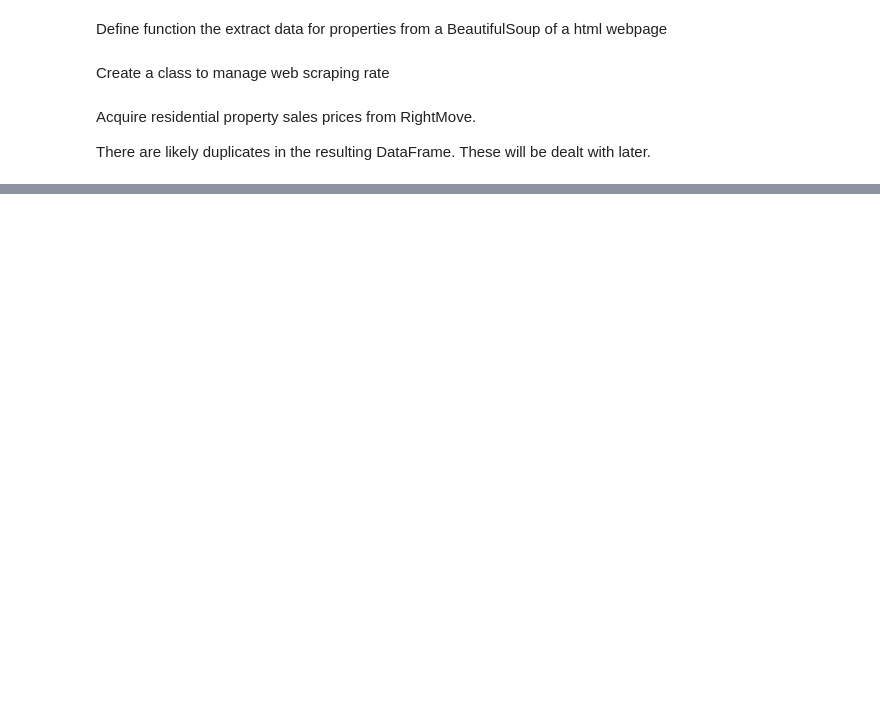
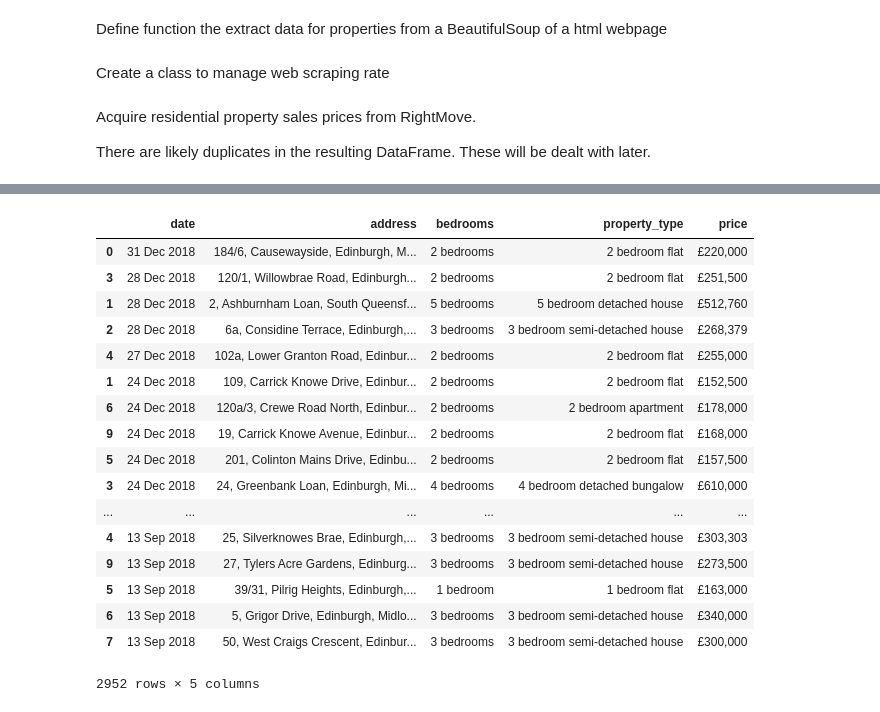
Before and after one commit to sanntann/Coursera_Capstone, a Jupyter notebook: WhereToBuyInEdinburgh.ipynb, the cells around one changed output, grey strips where cells are left out. Drawn from its saved outputs; the diff is of its cells as text; code cells hidden in the pictures; blank space fills up the shorter version.

Commit message:
Ran Property SalePrice WebScraping script

```diff
--- a/WhereToBuyInEdinburgh.ipynb
+++ b/WhereToBuyInEdinburgh.ipynb
@@ -123,7 +125,7 @@ df_property = pd.DataFrame({'date': [],
                            columns=['date', 'address', 'bedrooms', 'property_type', 'price'])
 
 # Use RateManager to avoid overwhelming the website
-rate_manager = RateManager(min_interval=3, max_interval=10)
+rate_manager = RateManager(min_interval=5, max_interval=20)
 max_timeouts = 10
 timeout_count = 0
 
@@ -160,0 +181,21 @@ print('Collected total of {} properties.'.format(df_property.shape[0]))
+# %%
+df_property
+# %% [output]
+|  | date | address | bedrooms | property_type | price |
+| 0 | 31 Dec 2018 | 184/6, Causewayside, Edinburgh, M... | 2 bedrooms | 2 bedroom flat | £220,000 |
+| 3 | 28 Dec 2018 | 120/1, Willowbrae Road, Edinburgh... | 2 bedrooms | 2 bedroom flat | £251,500 |
+| 1 | 28 Dec 2018 | 2, Ashburnham Loan, South Queensf... | 5 bedrooms | 5 bedroom detached house | £512,760 |
+| 2 | 28 Dec 2018 | 6a, Considine Terrace, Edinburgh,... | 3 bedrooms | 3 bedroom semi-detached house | £268,379 |
+| 4 | 27 Dec 2018 | 102a, Lower Granton Road, Edinbur... | 2 bedrooms | 2 bedroom flat | £255,000 |
+| 1 | 24 Dec 2018 | 109, Carrick Knowe Drive, Edinbur... | 2 bedrooms | 2 bedroom flat | £152,500 |
+| 6 | 24 Dec 2018 | 120a/3, Crewe Road North, Edinbur... | 2 bedrooms | 2 bedroom apartment | £178,000 |
+| 9 | 24 Dec 2018 | 19, Carrick Knowe Avenue, Edinbur... | 2 bedrooms | 2 bedroom flat | £168,000 |
+| 5 | 24 Dec 2018 | 201, Colinton Mains Drive, Edinbu... | 2 bedrooms | 2 bedroom flat | £157,500 |
+| 3 | 24 Dec 2018 | 24, Greenbank Loan, Edinburgh, Mi... | 4 bedrooms | 4 bedroom detached bungalow | £610,000 |
+| ... | ... | ... | ... | ... | ... |
+| 4 | 13 Sep 2018 | 25, Silverknowes Brae, Edinburgh,... | 3 bedrooms | 3 bedroom semi-detached house | £303,303 |
+| 9 | 13 Sep 2018 | 27, Tylers Acre Gardens, Edinburg... | 3 bedrooms | 3 bedroom semi-detached house | £273,500 |
+| 5 | 13 Sep 2018 | 39/31, Pilrig Heights, Edinburgh,... | 1 bedroom | 1 bedroom flat | £163,000 |
+| 6 | 13 Sep 2018 | 5, Grigor Drive, Edinburgh, Midlo... | 3 bedrooms | 3 bedroom semi-detached house | £340,000 |
+| 7 | 13 Sep 2018 | 50, West Craigs Crescent, Edinbur... | 3 bedrooms | 3 bedroom semi-detached house | £300,000 |
+2952 rows × 5 columns
```
Also changed, not shown: parts of 2 cells of this notebook, 1 other file.
